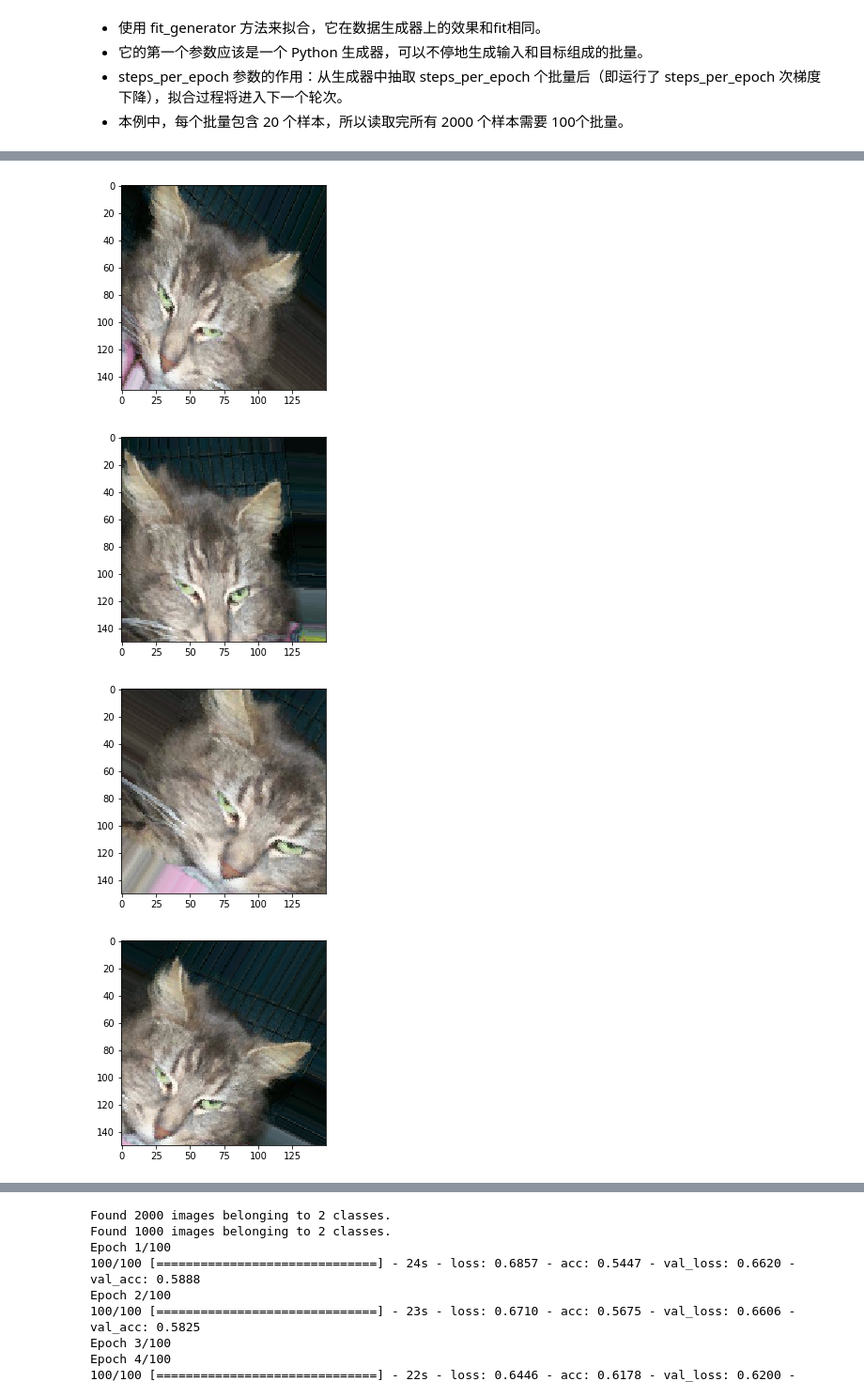
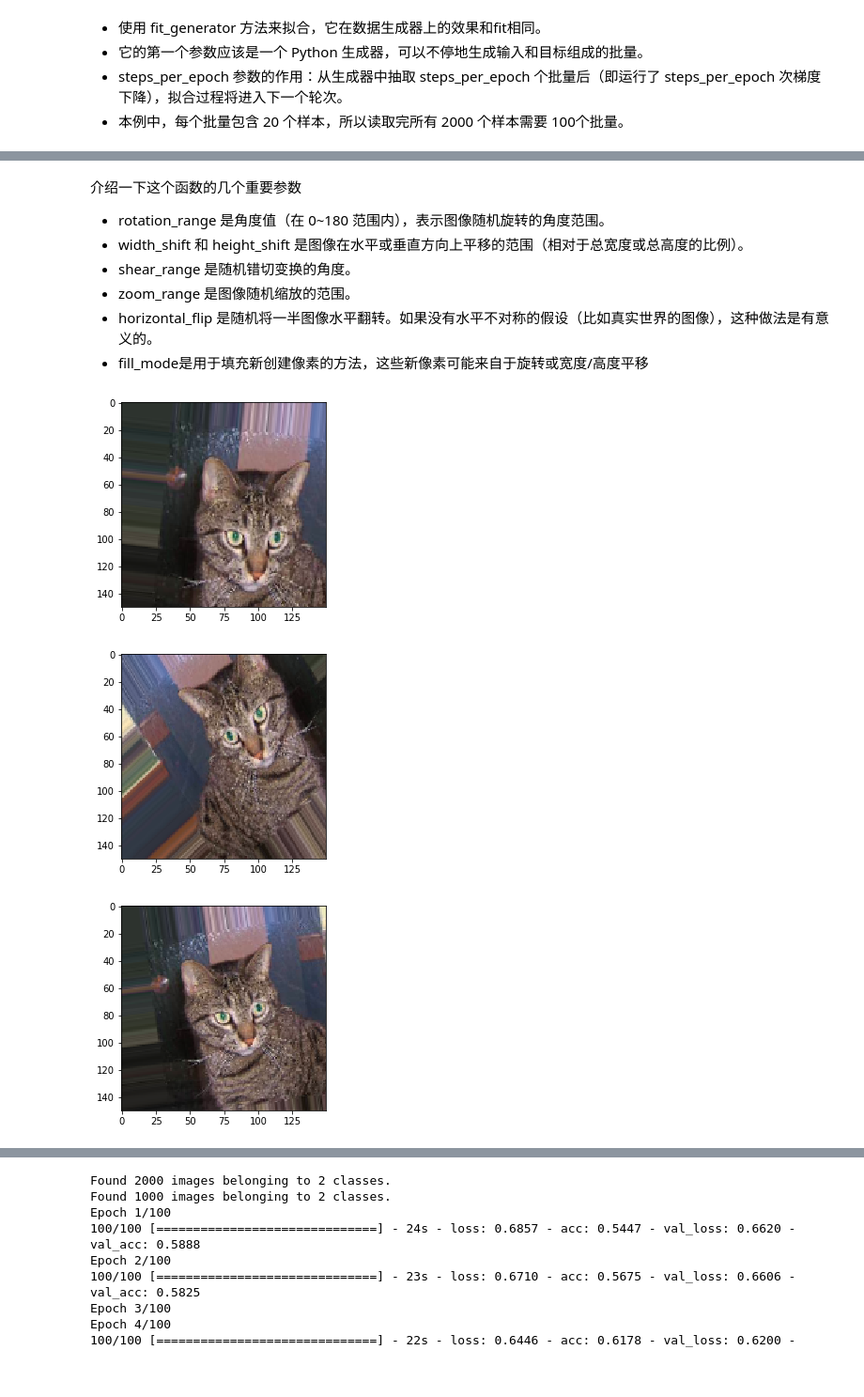
Before and after one commit to jikuiboo/aiProject, a Jupyter notebook: jupyterNotebook/5.2-using-convnets-with-small-datasets.ipynb, the cells around one changed output, grey strips where cells are left out. Shown at 94% size. Saved outputs shown, nothing was run; the diff lists cells and outputs as text; code cells hidden in the pictures; blank space fills up the shorter version.

```diff
--- a/jupyterNotebook/5.2-using-convnets-with-small-datasets.ipynb
+++ b/jupyterNotebook/5.2-using-convnets-with-small-datasets.ipynb
@@ -349,34 +346,41 @@ Let's take a look at our augmented images:
+# %% [markdown]
+介绍一下这个函数的几个重要参数
+
+* rotation_range 是角度值（在 0~180 范围内），表示图像随机旋转的角度范围。
+* width_shift 和 height_shift 是图像在水平或垂直方向上平移的范围（相对于总宽度或总高度的比例）。
+* shear_range 是随机错切变换的角度。
+* zoom_range 是图像随机缩放的范围。
+* horizontal_flip 是随机将一半图像水平翻转。如果没有水平不对称的假设（比如真实世界的图像），这种做法是有意义的。
+* fill_mode是用于填充新创建像素的方法，这些新像素可能来自于旋转或宽度/高度平移
 # %%
-# This is module with image preprocessing utilities
+# 显示几个随机增强后的训练图像
 from keras.preprocessing import image
 
 fnames = [os.path.join(train_cats_dir, fname) for fname in os.listdir(train_cats_dir)]
 
 # We pick one image to "augment"
-img_path = fnames[3]
+img_path = fnames[1]
 
 # Read the image and resize it
 img = image.load_img(img_path, target_size=(150, 150))
 
 # Convert it to a Numpy array with shape (150, 150, 3)
 x = image.img_to_array(img)
 
 # Reshape it to (1, 150, 150, 3)
 x = x.reshape((1,) + x.shape)
 
-# The .flow() command below generates batches of randomly transformed images.
-# It will loop indefinitely, so we need to `break` the loop at some point!
+# 生成随机变换后的图像批量。循环是无限的，因此需要在某个时刻终止循环
 i = 0
 for batch in datagen.flow(x, batch_size=1):
     plt.figure(i)
     imgplot = plt.imshow(image.array_to_img(batch[0]))
     i += 1
-    if i % 4 == 0:
+    if i % 3 == 0:
         break
 
 plt.show()
 # %% [output]
-[figure, old version]
+[figure, new version]
-[figure, old version]
+[figure, new version]
-[figure, old version]
+[figure, new version]
-[figure, removed]
```
Also changed, not shown: parts of 21 cells of this notebook.
